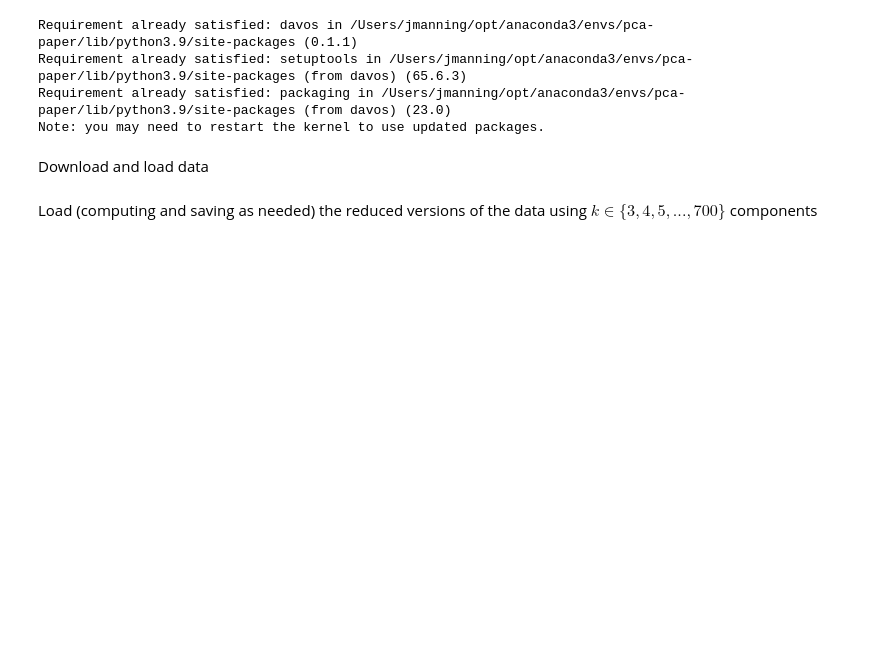
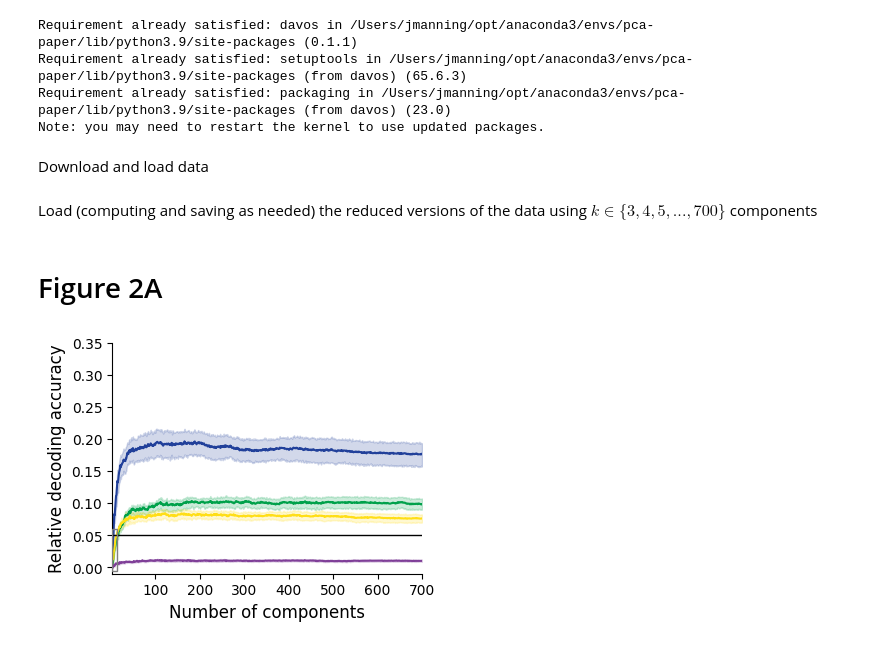
Before and after one commit to ContextLab/pca_paper, a Jupyter notebook: code/notebooks/decoding_and_compression.ipynb, the cells around one changed output. Drawn from its saved outputs; the diff is of its cells as text; code cells hidden in the pictures; blank space fills up the shorter version.

Commit message:
checking in progress before re-running decoding analyses

```diff
--- a/code/notebooks/decoding_and_compression.ipynb
+++ b/code/notebooks/decoding_and_compression.ipynb
@@ -151,7 +154,7 @@ condition_colors = {
     'rest': '#7F3F98'
 }
 # %%
-n_iter = 10
+n_iter = 100
 
 decoding_results = {'full': {}}
 for i in range(n_parts):
@@ -166,12 +169,24 @@ for c in conditions:
     for i in range(n_parts):
         fname = os.path.join(scratch_dir, f'decoding_results_{n_iter}_pt{i + 1}_of_{n_parts}_{c}.pkl')
         decoding_results[f'pt{i}'][c] = cross_validation(reduced_data[f'pt{i}'][c], n_iter=n_iter, fname=fname)
-# %%
-for c in conditions:
-    sns.lineplot(decoding_results['full'][c], x='Number of components', y='Relative decoding accuracy', label=c.capitalize(), color=condition_colors[c])
-# %%
-for i in range(n_parts):
-    fig = plt.figure()
-
-    for c in conditions:
-        sns.lineplot(decoding_results[f'pt{i}'][c], x='Number of components', y='Relative decoding accuracy', label=c.capitalize(), color=condition_colors[c])
+# %%
+def plot_accuracy(x, fname=None):
+    if not os.path.exists(figdir):
+        os.makedirs(figdir)
+
+    fig = plt.figure(figsize=(4, 3))
+    ax = plt.gca()
+
+    for c in conditions:
+        sns.lineplot(x[c], x='Number of components', y='Relative decoding accuracy', label=c.capitalize(), color=condition_colors[c], legend=False)
+
+    ax.set_xlabel('Number of components', fontsize=12)
+    ax.set_ylabel('Relative decoding accuracy', fontsize=12)
+    ax.set_ylim(-0.01, 0.35)
+    ax.set_xlim(3, 700)
+    ax.spines[['right', 'top']].set_visible(False)
+
+    if fname is not None:
+        fig.savefig(os.path.join(figdir, fname + '.pdf'), bbox_inches='tight')
+
+    return fig
@@ -177,0 +251,12 @@ for i in range(n_parts):
+# %% [markdown]
+# Figure 2A
+# %%
+fig = plot_accuracy(decoding_results['full']);
+ax = plt.gca()
+
+ax.plot([0, 700], [0.05, 0.05], '-', color='black', linewidth=1)
+ax.add_patch(Rectangle((3, -0.005), 12, 0.065, fill=False, edgecolor='gray', linewidth=1, zorder=3))
+
+fig.savefig(os.path.join(figdir, 'decoding_full.pdf'), bbox_inches='tight')
+# %% [output]
+[figure, added]
```
Also changed, not shown: parts of 26 cells of this notebook, 16 other files.
